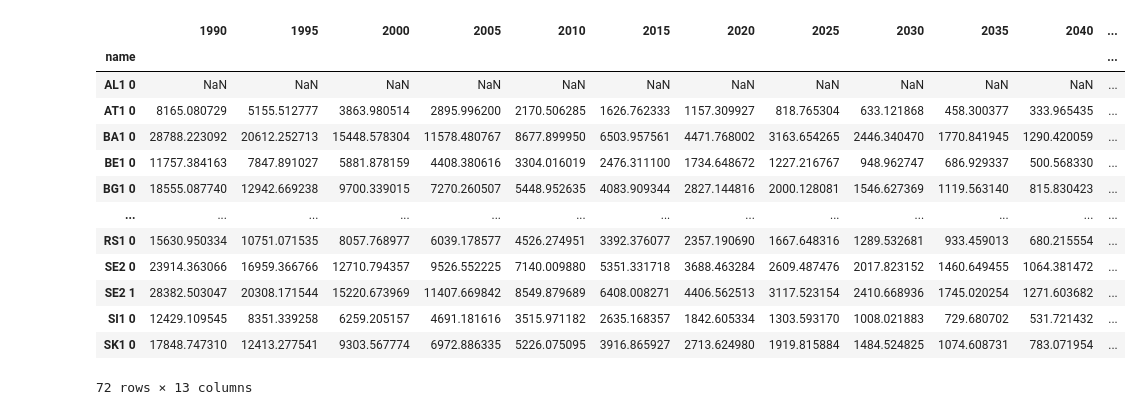
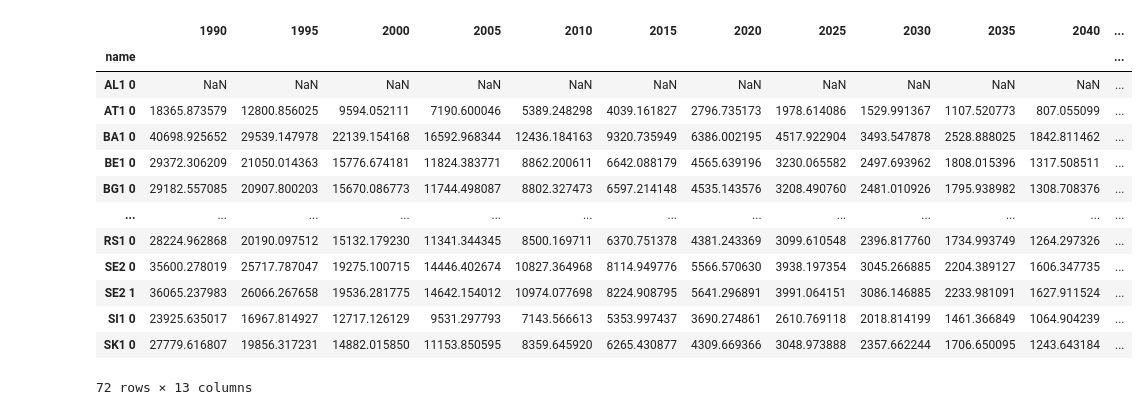
Before and after one commit to LukasFrankenQ/egs_market_integration, a Jupyter notebook: notebooks/new_spatial_analysis.ipynb, the cells around one changed output. Saved outputs shown, nothing was run; the diff lists cells and outputs as text; code cells hidden in the pictures.

```diff
--- a/notebooks/new_spatial_analysis.ipynb
+++ b/notebooks/new_spatial_analysis.ipynb
@@ -120,38 +126,38 @@ plt.show()
 # %%
 years = list(range(1990, 2055, 5))
 
 capex_template = str(
     Path.cwd().parent.parent.parent /
     "cluster_data" /
     "breyer_sweep" /
     "egs_costs_s_72_{}.csv"
     )
 
 year_costs = list()
 
 for year in years:
 
-    capex = pd.read_csv(capex_template.format(year)).set_index("name")["capex_min"]
+    capex = pd.read_csv(capex_template.format(year)).set_index("name")["capex_mean"]
     year_costs.append(capex)
 
 year_costs = pd.concat(year_costs, axis=1).T
 year_costs.index = years
 year_costs = year_costs.T
 
 year_costs
 # %% [output]
 |  | 1990 | 1995 | 2000 | 2005 | 2010 | 2015 | 2020 | 2025 | 2030 | 2035 | 2040 | ... |
 | name |  |  |  |  |  |  |  |  |  |  |  | ... |
 | AL1 0 | NaN | NaN | NaN | NaN | NaN | NaN | NaN | NaN | NaN | NaN | NaN | ... |
-| AT1 0 | 8165.080729 | 5155.512777 | 3863.980514 | 2895.996200 | 2170.506285 | 1626.762333 | 1157.309927 | 818.765304 | 633.121868 | 458.300377 | 333.965435 | ... |
-| BA1 0 | 28788.223092 | 20612.252713 | 15448.578304 | 11578.480767 | 8677.899950 | 6503.957561 | 4471.768002 | 3163.654265 | 2446.340470 | 1770.841945 | 1290.420059 | ... |
-| BE1 0 | 11757.384163 | 7847.891027 | 5881.878159 | 4408.380616 | 3304.016019 | 2476.311100 | 1734.648672 | 1227.216767 | 948.962747 | 686.929337 | 500.568330 | ... |
-| BG1 0 | 18555.087740 | 12942.669238 | 9700.339015 | 7270.260507 | 5448.952635 | 4083.909344 | 2827.144816 | 2000.128081 | 1546.627369 | 1119.563140 | 815.830423 | ... |
+| AT1 0 | 18365.873579 | 12800.856025 | 9594.052111 | 7190.600046 | 5389.248298 | 4039.161827 | 2796.735173 | 1978.614086 | 1529.991367 | 1107.520773 | 807.055099 | ... |
+| BA1 0 | 40698.925652 | 29539.147978 | 22139.154168 | 16592.968344 | 12436.184163 | 9320.735949 | 6386.002195 | 4517.922904 | 3493.547878 | 2528.888025 | 1842.811462 | ... |
+| BE1 0 | 29372.306209 | 21050.014363 | 15776.674181 | 11824.383771 | 8862.200611 | 6642.088179 | 4565.639196 | 3230.065582 | 2497.693962 | 1808.015396 | 1317.508511 | ... |
+| BG1 0 | 29182.557085 | 20907.800203 | 15670.086773 | 11744.498087 | 8802.327473 | 6597.214148 | 4535.143576 | 3208.490760 | 2481.010926 | 1795.938982 | 1308.708376 | ... |
 | ... | ... | ... | ... | ... | ... | ... | ... | ... | ... | ... | ... | ... |
-| RS1 0 | 15630.950334 | 10751.071535 | 8057.768977 | 6039.178577 | 4526.274951 | 3392.376077 | 2357.190690 | 1667.648316 | 1289.532681 | 933.459013 | 680.215554 | ... |
-| SE2 0 | 23914.363066 | 16959.366766 | 12710.794357 | 9526.552225 | 7140.009880 | 5351.331718 | 3688.463284 | 2609.487476 | 2017.823152 | 1460.649455 | 1064.381472 | ... |
-| SE2 1 | 28382.503047 | 20308.171544 | 15220.673969 | 11407.669842 | 8549.879689 | 6408.008271 | 4406.562513 | 3117.523154 | 2410.668936 | 1745.020254 | 1271.603682 | ... |
-| SI1 0 | 12429.109545 | 8351.339258 | 6259.205157 | 4691.181616 | 3515.971182 | 2635.168357 | 1842.605334 | 1303.593170 | 1008.021883 | 729.680702 | 531.721432 | ... |
-| SK1 0 | 17848.747310 | 12413.277541 | 9303.567774 | 6972.886335 | 5226.075095 | 3916.865927 | 2713.624980 | 1919.815884 | 1484.524825 | 1074.608731 | 783.071954 | ... |
+| RS1 0 | 28224.962868 | 20190.097512 | 15132.179230 | 11341.344345 | 8500.169711 | 6370.751378 | 4381.243369 | 3099.610548 | 2396.817760 | 1734.993749 | 1264.297326 | ... |
+| SE2 0 | 35600.278019 | 25717.787047 | 19275.100715 | 14446.402674 | 10827.364968 | 8114.949776 | 5566.570630 | 3938.197354 | 3045.266885 | 2204.389127 | 1606.347735 | ... |
+| SE2 1 | 36065.237983 | 26066.267658 | 19536.281775 | 14642.154012 | 10974.077698 | 8224.908795 | 5641.296891 | 3991.064151 | 3086.146885 | 2233.981091 | 1627.911524 | ... |
+| SI1 0 | 23925.635017 | 16967.814927 | 12717.126129 | 9531.297793 | 7143.566613 | 5353.997437 | 3690.274861 | 2610.769118 | 2018.814199 | 1461.366849 | 1064.904239 | ... |
+| SK1 0 | 27779.616807 | 19856.317231 | 14882.015850 | 11153.850595 | 8359.645920 | 6265.430877 | 4309.669366 | 3048.973888 | 2357.662244 | 1706.650095 | 1243.643184 | ... |
 72 rows × 13 columns
 # %%
```
Also changed, not shown: parts of 6 cells of this notebook, 3 other files.
